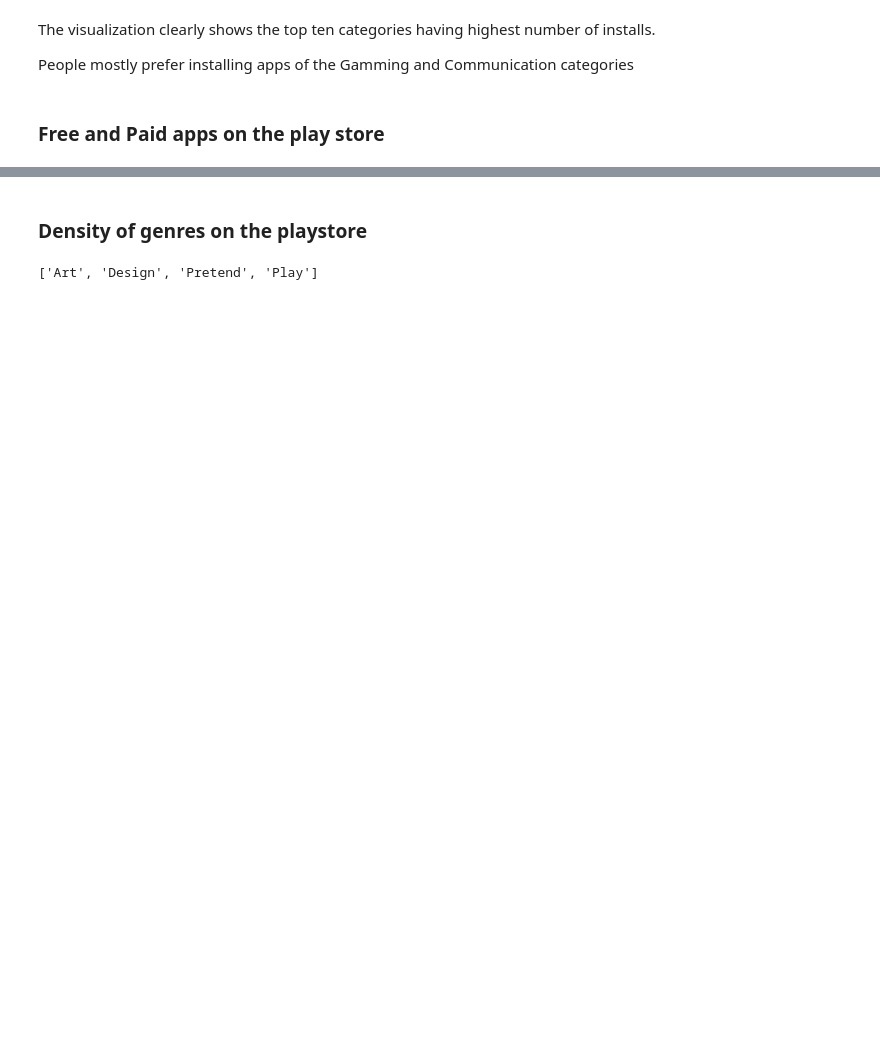
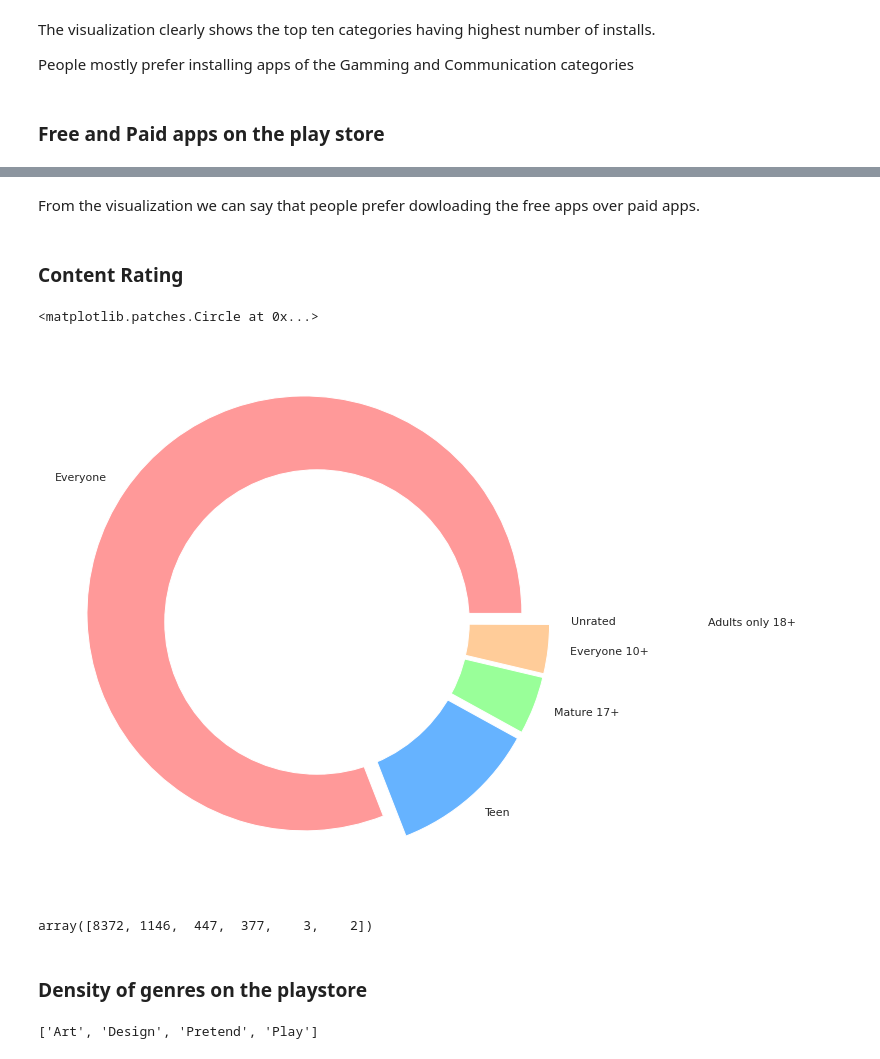
Before and after one commit to akashude/Play-Store-App-Review-Analysis, a Jupyter notebook: Copy_of_Play_Store_App_Review_Analysis_Capstone_Project.ipynb, the cells around one changed output, grey strips where cells are left out. Cells and saved outputs as stored; diff of their text form; code cells hidden in the pictures; blank space fills up the shorter version.

```diff
--- a/Copy_of_Play_Store_App_Review_Analysis_Capstone_Project.ipynb
+++ b/Copy_of_Play_Store_App_Review_Analysis_Capstone_Project.ipynb
@@ -546,3 +573,25 @@ new_df['Type'].value_counts().plot.pie()
+# %% [markdown]
+From the visualization we can say that people prefer dowloading the free apps over paid apps.
+# %% [markdown]
+### Content Rating
+# %%
+plt.figure(figsize=(10,10))
+labels = new_df['Content Rating'].value_counts().index
+data = new_df['Content Rating'].value_counts().values
+explode = (0.07, 0.07, 0.07, 0.07, 0.7, 0.07)
+colors = ['#ff9999','#66b3ff','#99ff99','#ffcc99' , '#ede8af' , '#86b387']
+plt.pie(data , labels = labels  ,colors=colors, explode = explode)
+
+centre_circle = plt.Circle((0,0),0.70,fc='white')
+fig = plt.gcf()
+fig.gca().add_artist(centre_circle)
+# %% [output]
+<matplotlib.patches.Circle at 0x...>
+[figure, added]
+# %%
+new_df['Content Rating'].value_counts().values
+# %% [output]
+array([8372, 1146,  447,  377,    3,    2])
 # %% [markdown]
 ### Density of genres on the playstore
 # %%
```
Also changed, not shown: parts of 14 cells of this notebook.
